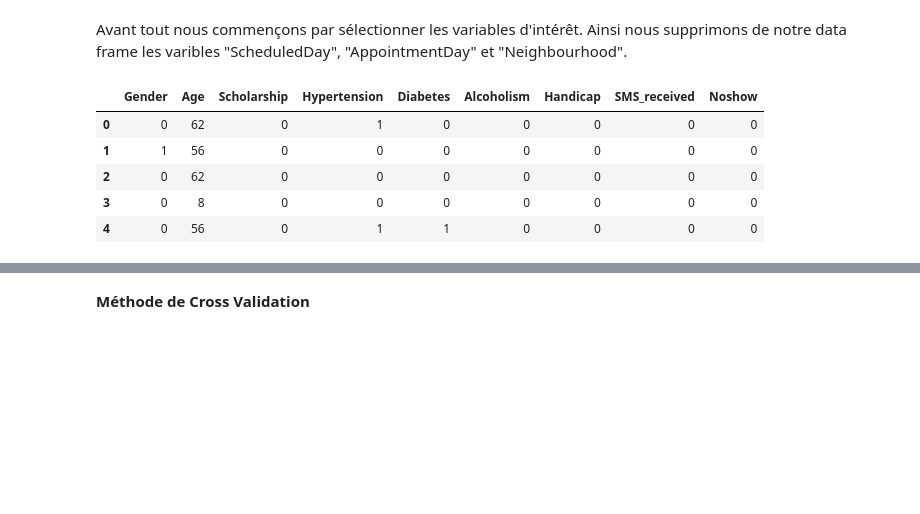
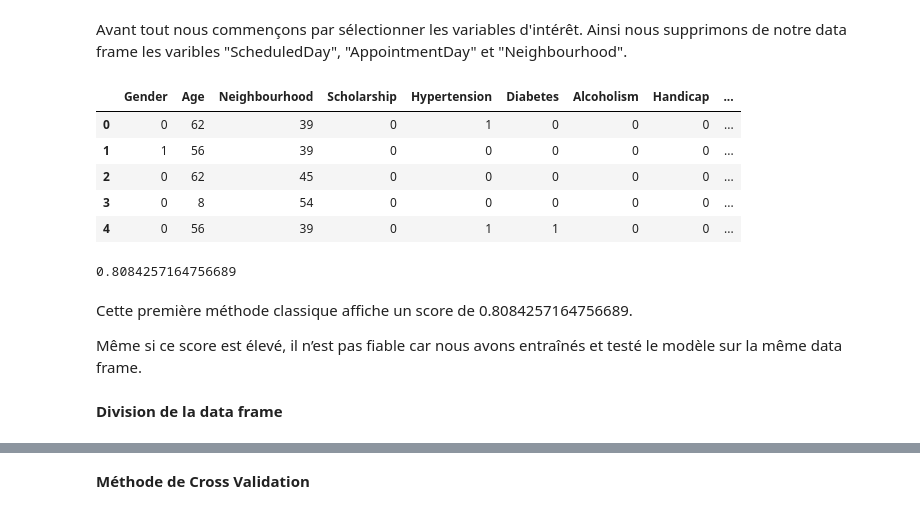
Before and after one commit to IsmailRamde/Projet_Machine_Learning, a Jupyter notebook: projet_ml.ipynb, the cells around one changed output, grey strips where cells are left out. Cells and saved outputs as stored; diff of their text form; code cells hidden in the pictures; blank space fills up the shorter version.

```diff
--- a/projet_ml.ipynb
+++ b/projet_ml.ipynb
@@ -460,14 +442,14 @@ Name: No-show, dtype: int64
 Avant tout nous commençons par sélectionner les variables d'intérêt.
 Ainsi nous supprimons de notre data frame les varibles "ScheduledDay", "AppointmentDay" et "Neighbourhood".
 # %%
-new_data = df1.drop(["ScheduledDay","AppointmentDay","Neighbourhood"],axis=1)
+new_data = df1.drop(["ScheduledDay","AppointmentDay"],axis=1)
 y = new_data['Noshow']
 x = new_data.drop('Noshow', axis=1)
 new_data.head()
 # %% [output]
-|  | Gender | Age | Scholarship | Hypertension | Diabetes | Alcoholism | Handicap | SMS_received | Noshow |
-| 0 | 0 | 62 | 0 | 1 | 0 | 0 | 0 | 0 | 0 |
-| 1 | 1 | 56 | 0 | 0 | 0 | 0 | 0 | 0 | 0 |
-| 2 | 0 | 62 | 0 | 0 | 0 | 0 | 0 | 0 | 0 |
-| 3 | 0 | 8 | 0 | 0 | 0 | 0 | 0 | 0 | 0 |
-| 4 | 0 | 56 | 0 | 1 | 1 | 0 | 0 | 0 | 0 |
+|  | Gender | Age | Neighbourhood | Scholarship | Hypertension | Diabetes | Alcoholism | Handicap | ... |
+| 0 | 0 | 62 | 39 | 0 | 1 | 0 | 0 | 0 | ... |
+| 1 | 1 | 56 | 39 | 0 | 0 | 0 | 0 | 0 | ... |
+| 2 | 0 | 62 | 45 | 0 | 0 | 0 | 0 | 0 | ... |
+| 3 | 0 | 8 | 54 | 0 | 0 | 0 | 0 | 0 | ... |
+| 4 | 0 | 56 | 39 | 0 | 1 | 1 | 0 | 0 | ... |
@@ -473,0 +460,11 @@ new_data.head()
+# %%
+model.fit(x,y)
+model.score(x,y)
+# %% [output]
+0.8084257164756689
+# %% [markdown]
+Cette première méthode classique affiche un score de 0.8084257164756689.
+
+Même si ce score est élevé, il n’est pas fiable car nous avons entraînés et testé le modèle sur la même data frame.
+# %% [markdown]
+**Division de la data frame**
```
Also changed, not shown: parts of 36 cells of this notebook.
